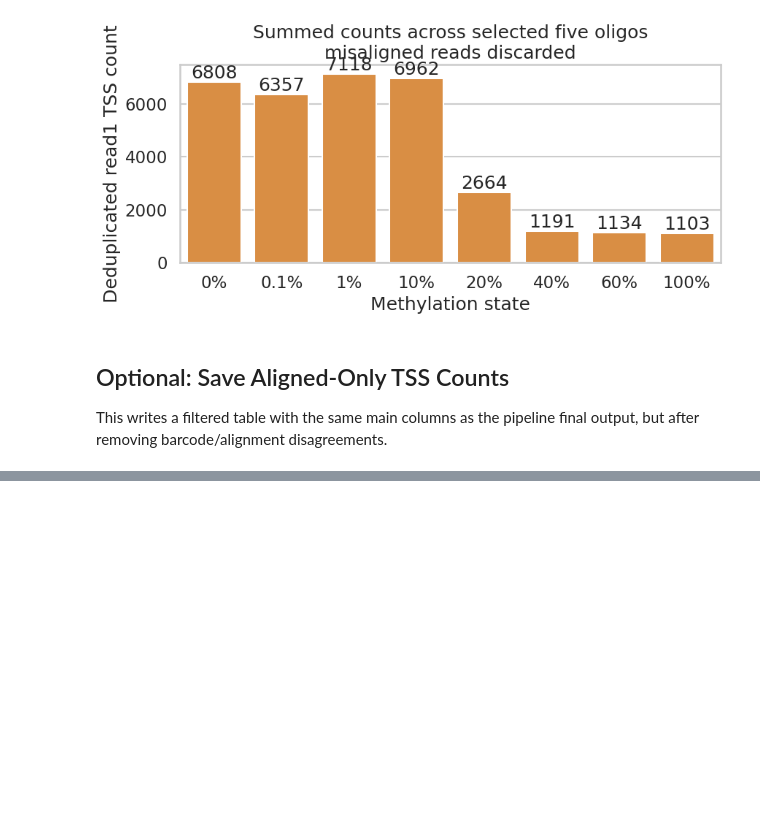
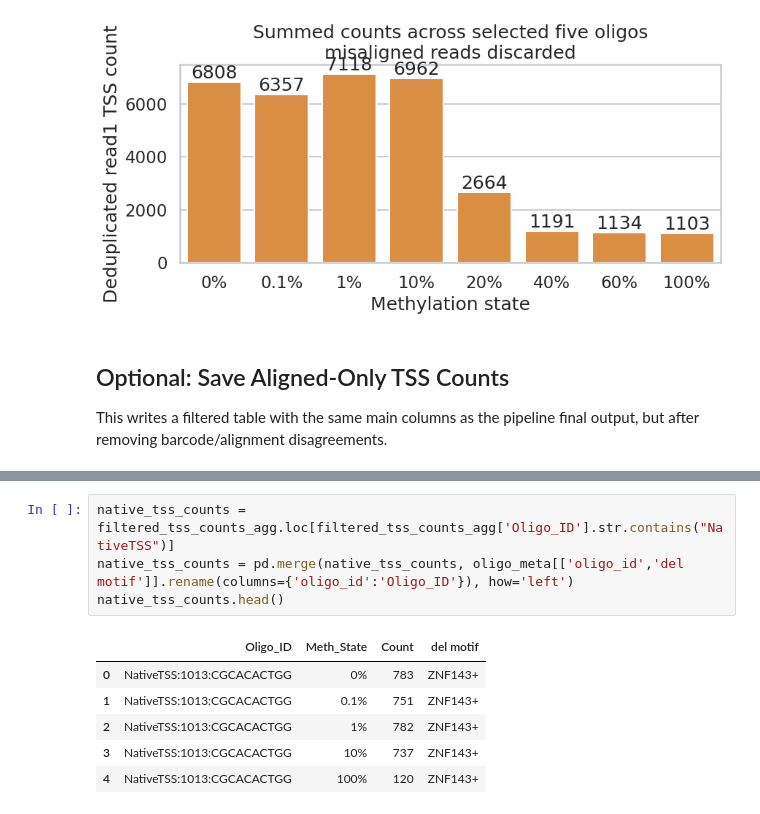
Before and after one commit to level6626/STAP-seq-pipeline, a Jupyter notebook: notebooks/analyze_barcode_pipeline_results.ipynb, the cells around one changed output, grey strips where cells are left out. Cells and saved outputs as stored; diff of their text form; blank space fills up the shorter version.

```diff
--- a/notebooks/analyze_barcode_pipeline_results.ipynb
+++ b/notebooks/analyze_barcode_pipeline_results.ipynb
@@ -358,0 +433,11 @@ if SAVE_FILTERED_COUNTS:
+# %%
+native_tss_counts = filtered_tss_counts_agg.loc[filtered_tss_counts_agg['Oligo_ID'].str.contains("NativeTSS")]
+native_tss_counts = pd.merge(native_tss_counts, oligo_meta[['oligo_id','del motif']].rename(columns={'oligo_id':'Oligo_ID'}), how='left')
+native_tss_counts.head()
+# %% [output]
+|  | Oligo_ID | Meth_State | Count | del motif |
+| 0 | NativeTSS:1013:CGCACACTGG | 0% | 783 | ZNF143+ |
+| 1 | NativeTSS:1013:CGCACACTGG | 0.1% | 751 | ZNF143+ |
+| 2 | NativeTSS:1013:CGCACACTGG | 1% | 782 | ZNF143+ |
+| 3 | NativeTSS:1013:CGCACACTGG | 10% | 737 | ZNF143+ |
+| 4 | NativeTSS:1013:CGCACACTGG | 100% | 120 | ZNF143+ |
```
Also changed, not shown: parts of 12 cells of this notebook, 5 other files.
